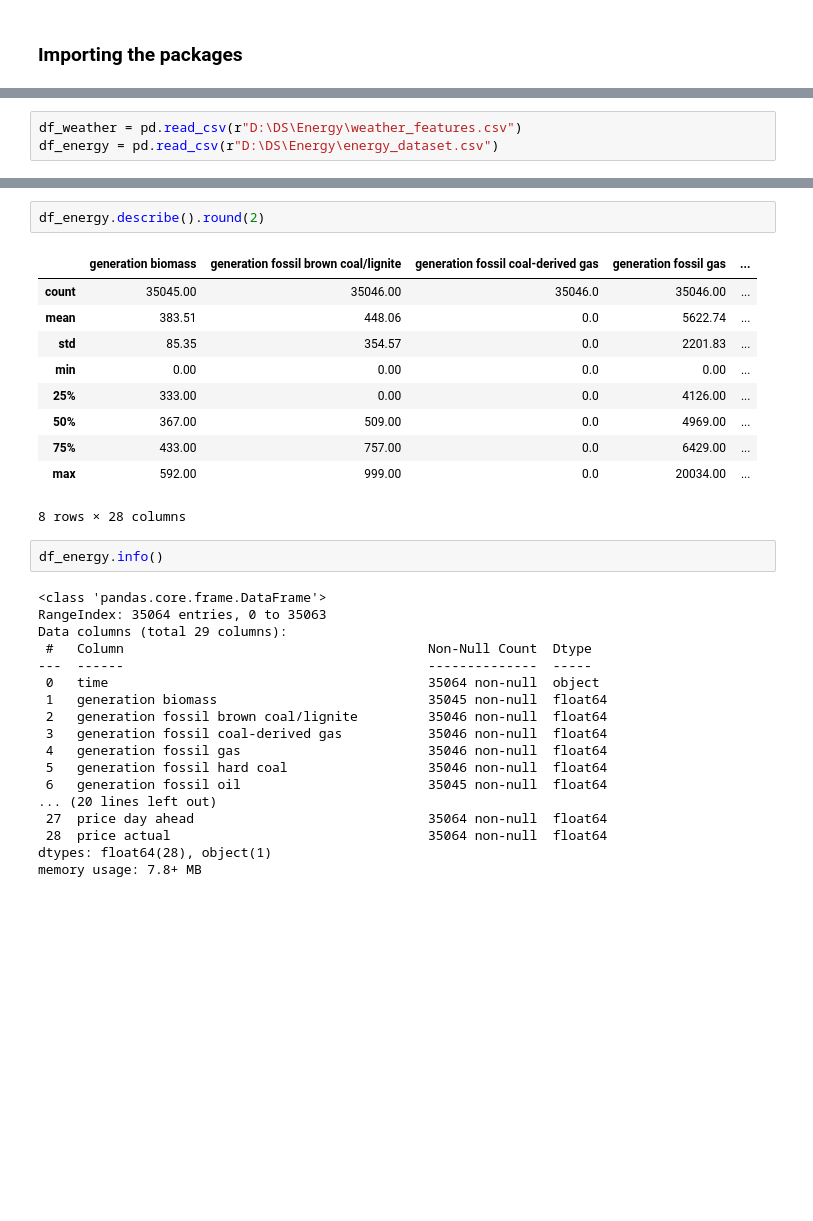
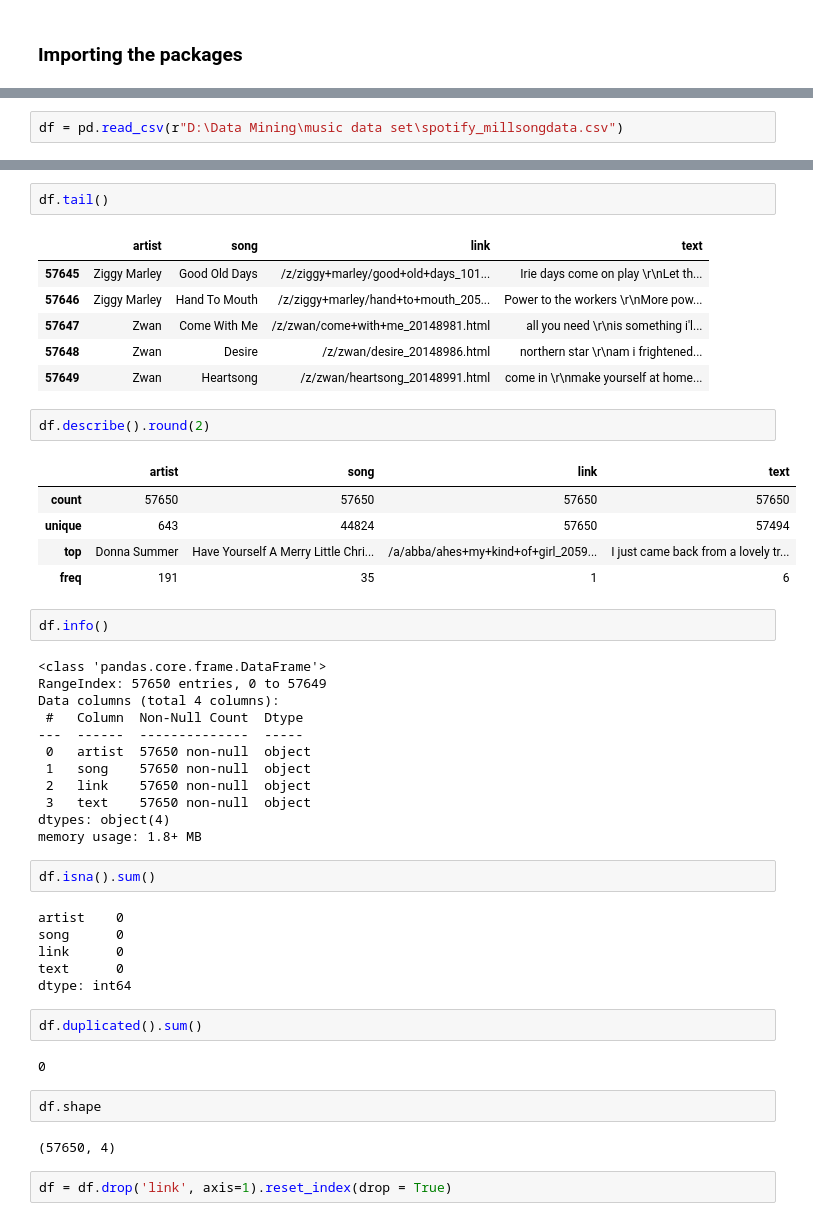
Before and after one commit to ribesh9/data-science, a Jupyter notebook: Project1.ipynb, the cells around one changed output, grey strips where cells are left out. Cells and saved outputs as stored; diff of their text form; blank space fills up the shorter version.

```diff
--- a/Project1.ipynb
+++ b/Project1.ipynb
@@ -8,4 +12,3 @@ import seaborn as sns
 # %%
-df_weather = pd.read_csv(r"D:\DS\Energy\weather_features.csv")
-df_energy = pd.read_csv(r"D:\DS\Energy\energy_dataset.csv")
+df = pd.read_csv(r"D:\Data Mining\music data set\spotify_millsongdata.csv")
 # %%
@@ -30,33 +23,49 @@ df_weather.head()
+# %%
+df.tail()
+# %% [output]
+|  | artist | song | link | text |
+| 57645 | Ziggy Marley | Good Old Days | /z/ziggy+marley/good+old+days_101... | Irie days come on play \r\nLet th... |
+| 57646 | Ziggy Marley | Hand To Mouth | /z/ziggy+marley/hand+to+mouth_205... | Power to the workers \r\nMore pow... |
+| 57647 | Zwan | Come With Me | /z/zwan/come+with+me_20148981.html | all you need \r\nis something i'l... |
+| 57648 | Zwan | Desire | /z/zwan/desire_20148986.html | northern star \r\nam i frightened... |
+| 57649 | Zwan | Heartsong | /z/zwan/heartsong_20148991.html | come in \r\nmake yourself at home... |
 # %%
-df_energy.describe().round(2)
+df.describe().round(2)
 # %% [output]
-|  | generation biomass | generation fossil brown coal/lignite | generation fossil coal-derived gas | generation fossil gas | ... |
-| count | 35045.00 | 35046.00 | 35046.0 | 35046.00 | ... |
-| mean | 383.51 | 448.06 | 0.0 | 5622.74 | ... |
-| std | 85.35 | 354.57 | 0.0 | 2201.83 | ... |
-| min | 0.00 | 0.00 | 0.0 | 0.00 | ... |
-| 25% | 333.00 | 0.00 | 0.0 | 4126.00 | ... |
-| 50% | 367.00 | 509.00 | 0.0 | 4969.00 | ... |
-| 75% | 433.00 | 757.00 | 0.0 | 6429.00 | ... |
-| max | 592.00 | 999.00 | 0.0 | 20034.00 | ... |
+|  | artist | song | link | text |
+| count | 57650 | 57650 | 57650 | 57650 |
+| unique | 643 | 44824 | 57650 | 57494 |
+| top | Donna Summer | Have Yourself A Merry Little Chri... | /a/abba/ahes+my+kind+of+girl_2059... | I just came back from a lovely tr... |
+| freq | 191 | 35 | 1 | 6 |
-8 rows × 28 columns
 # %%
-df_energy.info()
+df.info()
 # %% [output]
 <class 'pandas.core.frame.DataFrame'>
-RangeIndex: 35064 entries, 0 to 35063
-Data columns (total 29 columns):
- #   Column                                       Non-Null Count  Dtype
----  ------                                       --------------  -----
- 0   time                                         35064 non-null  object
- 1   generation biomass                           35045 non-null  float64
- 2   generation fossil brown coal/lignite         35046 non-null  float64
- 3   generation fossil coal-derived gas           35046 non-null  float64
- 4   generation fossil gas                        35046 non-null  float64
- 5   generation fossil hard coal                  35046 non-null  float64
- 6   generation fossil oil                        35045 non-null  float64
-... (20 lines left out)
- 27  price day ahead                              35064 non-null  float64
- 28  price actual                                 35064 non-null  float64
-dtypes: float64(28), object(1)
-memory usage: 7.8+ MB
+RangeIndex: 57650 entries, 0 to 57649
+Data columns (total 4 columns):
+ #   Column  Non-Null Count  Dtype
+---  ------  --------------  -----
+ 0   artist  57650 non-null  object
+ 1   song    57650 non-null  object
+ 2   link    57650 non-null  object
+ 3   text    57650 non-null  object
+dtypes: object(4)
+memory usage: 1.8+ MB
+# %%
+df.isna().sum()
+# %% [output]
+artist    0
+song      0
+link      0
+text      0
+dtype: int64
+# %%
+df.duplicated().sum()
+# %% [output]
+0
+# %%
+df.shape
+# %% [output]
+(57650, 4)
+# %%
+df = df.drop('link', axis=1).reset_index(drop = True)
```
Also changed, not shown: parts of 25 cells of this notebook, 2 other files.
